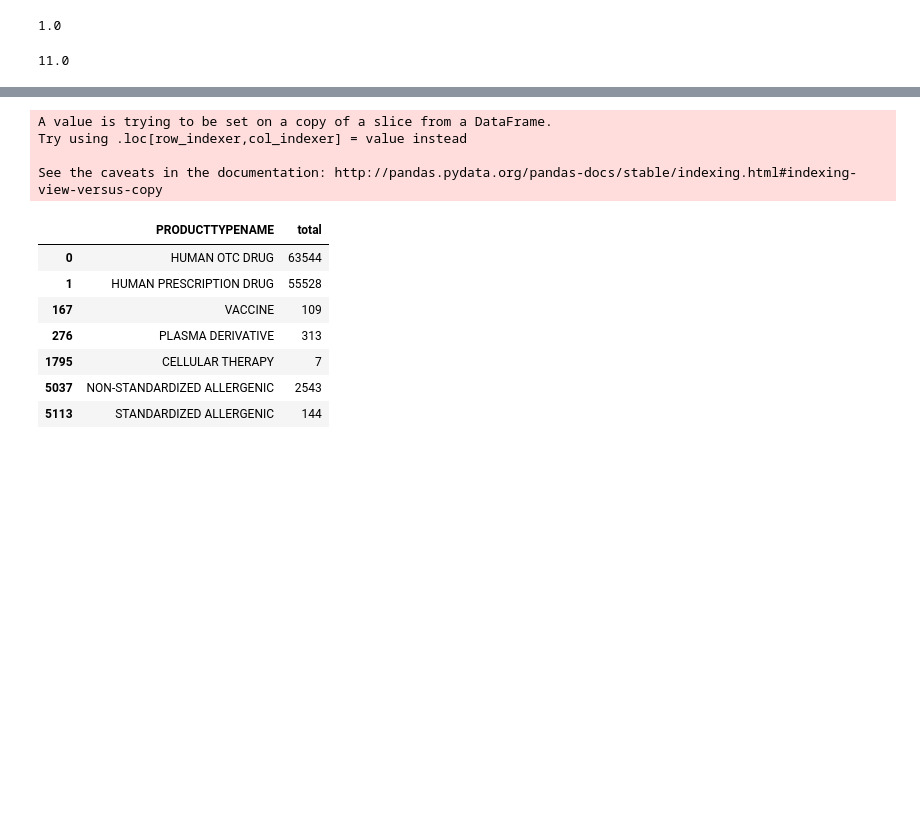
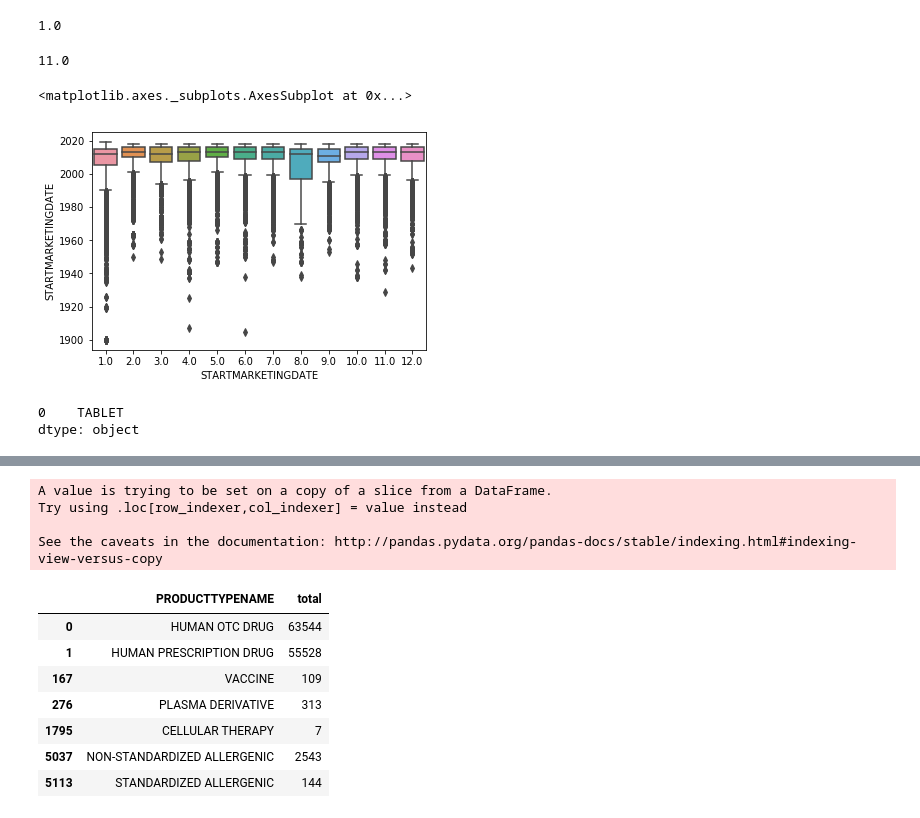
Before and after one commit to 854740262/NDC-database-analysis, a Jupyter notebook: Final_project.ipynb, the cells around one changed output, grey strips where cells are left out. Drawn from its saved outputs; the diff is of its cells as text; code cells hidden in the pictures; blank space fills up the shorter version.

```diff
--- a/Final_project.ipynb
+++ b/Final_project.ipynb
@@ -146,3 +147,19 @@ starting_month.value_counts().idxmax()
 starting_month.value_counts().idxmin()
 # %% [output]
 11.0
+# %%
+sns.boxplot(x=product['STARTMARKETINGDATE'].dt.month, y=product['STARTMARKETINGDATE'].dt.year, data=product)
+# %% [output]
+<matplotlib.axes._subplots.AxesSubplot at 0x...>
+[figure, added]
+# %%
+dosage_format = product['DOSAGEFORMNAME'].str.split()
+dosage_format_lst = [i[0] for i in dosage_format]
+product.loc[: , 'dosage_form'] = dosage_format_lst
+dosage = product.groupby(['dosage_form']).size().to_frame()
+# Only with those types more than 1000
+dosage = dosage.loc[dosage[0] > 1000]
+dosage.idxmax()
+# %% [output]
+0    TABLET
+dtype: object
```
Also changed, not shown: parts of 3 cells of this notebook.
